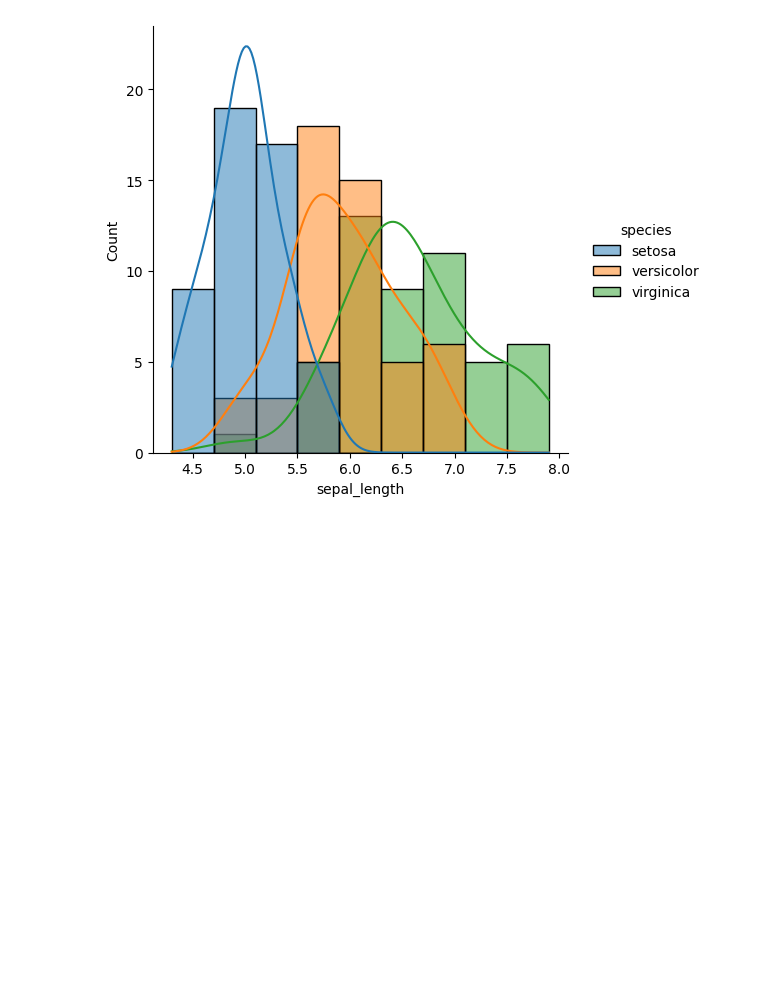
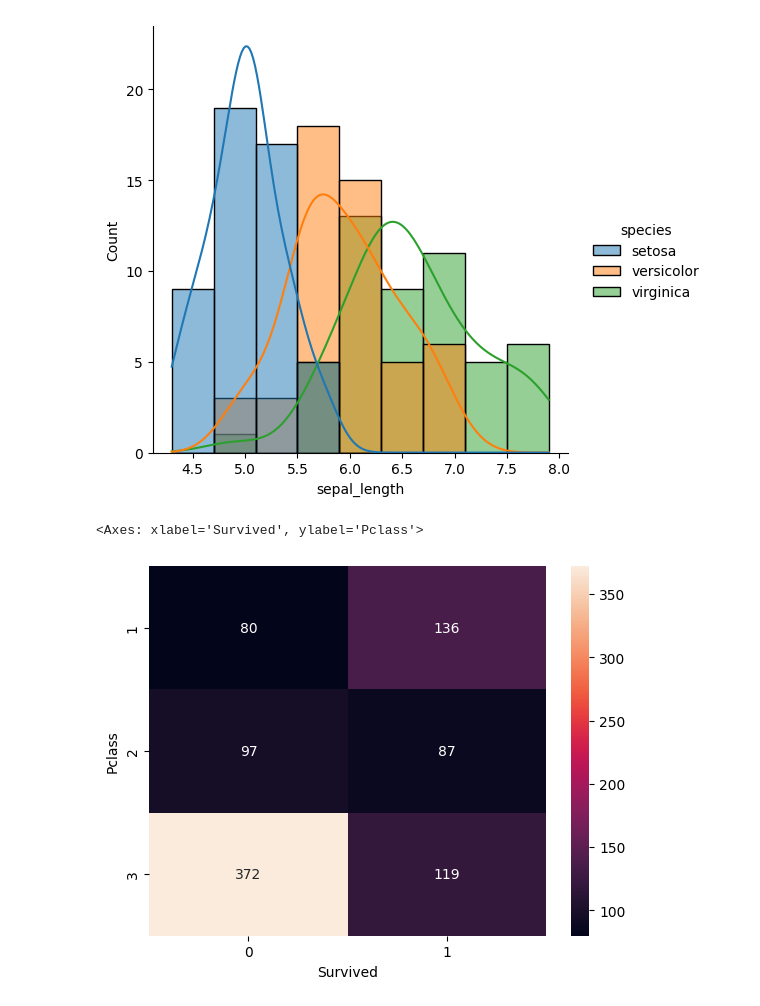
Before and after one commit to sakshammaggu/Machine-Learning, a Jupyter notebook: 05-UnderstandingData/02-EDA/02-UsingBivariateAndMultivariateAnalysis/multivariateAnalysis.ipynb, the cells around one changed output. Drawn from its saved outputs; the diff is of its cells as text; code cells hidden in the pictures; blank space fills up the shorter version.

Commit message:
eda multivariate -  heatmap, clustermap, lineplot, pairplot

```diff
--- a/05-UnderstandingData/02-EDA/02-UsingBivariateAndMultivariateAnalysis/multivariateAnalysis.ipynb
+++ b/05-UnderstandingData/02-EDA/02-UsingBivariateAndMultivariateAnalysis/multivariateAnalysis.ipynb
@@ -94,3 +94,9 @@ sns.displot(data=iris, x='sepal_length', hue='species', kde=True)
 # %% [output]
 <seaborn.axisgrid.FacetGrid at 0x...>
 [figure]
+# %%
+# Heatmap (Categorical-Categorical)
+sns.heatmap(pd.crosstab(titanic['Pclass'], titanic['Survived']), annot=True, fmt='d')
+# %% [output]
+<Axes: xlabel='Survived', ylabel='Pclass'>
+[figure, added]
```
Also changed, not shown: parts of 3 cells of this notebook.
